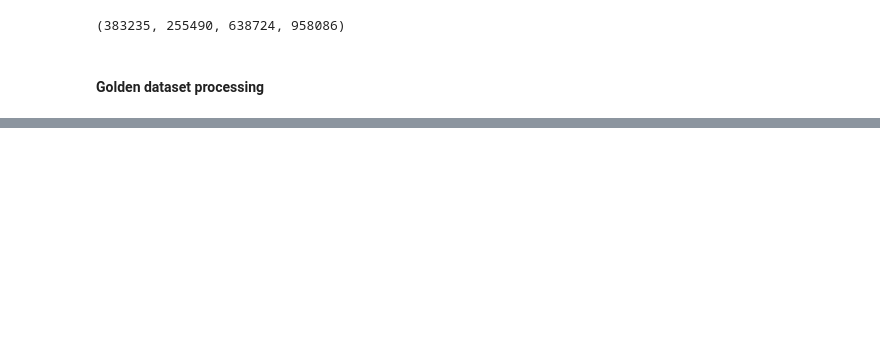
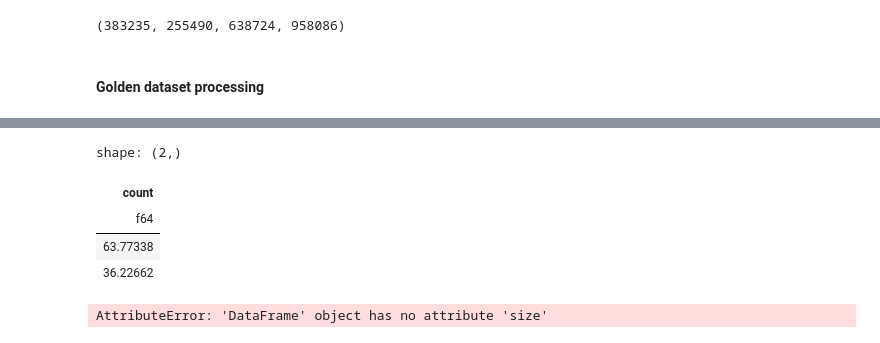
Before and after one commit to ostapbodnar/md-models-training-and-evaluation, a Jupyter notebook: notebooks/dataset_merging_and_spliting.ipynb, the cells around one changed output, grey strips where cells are left out. Drawn from its saved outputs; the diff is of its cells as text; code cells hidden in the pictures; blank space fills up the shorter version.

```diff
--- a/notebooks/dataset_merging_and_spliting.ipynb
+++ b/notebooks/dataset_merging_and_spliting.ipynb
@@ -114,0 +184,12 @@ test_df.write_csv(golden_split_folder / 'test.tsv', separator='\t', quote_char='
+# %%
+counts['count'] / counts['count'].sum() * 100
+# %% [output]
+shape: (2,)
+| count |
+| f64 |
+| 63.77338 |
+| 36.22662 |
+# %%
+df.size()
+# %% [output]
+AttributeError: 'DataFrame' object has no attribute 'size'
```
Also changed, not shown: parts of 6 cells of this notebook, 11 other files.
